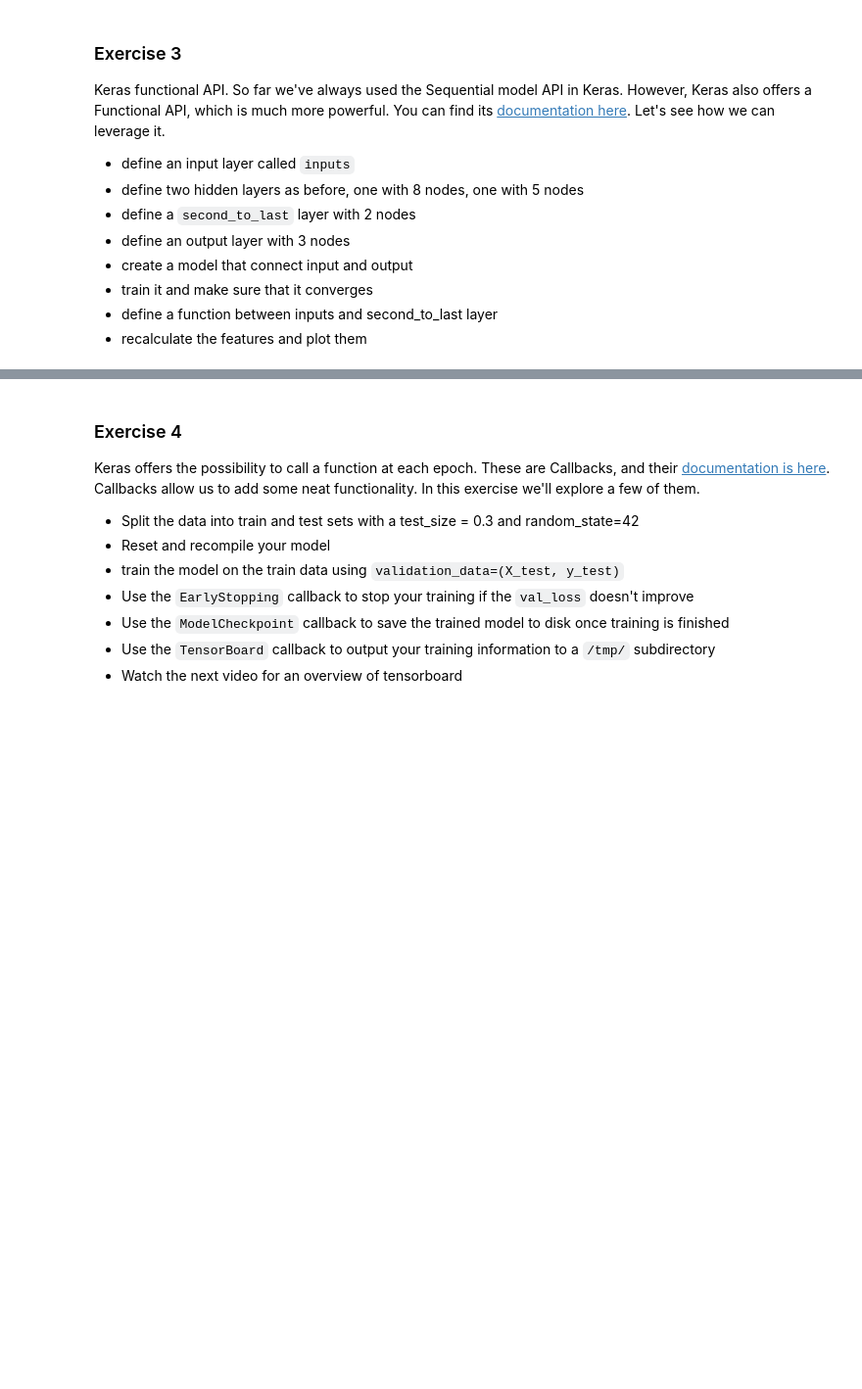
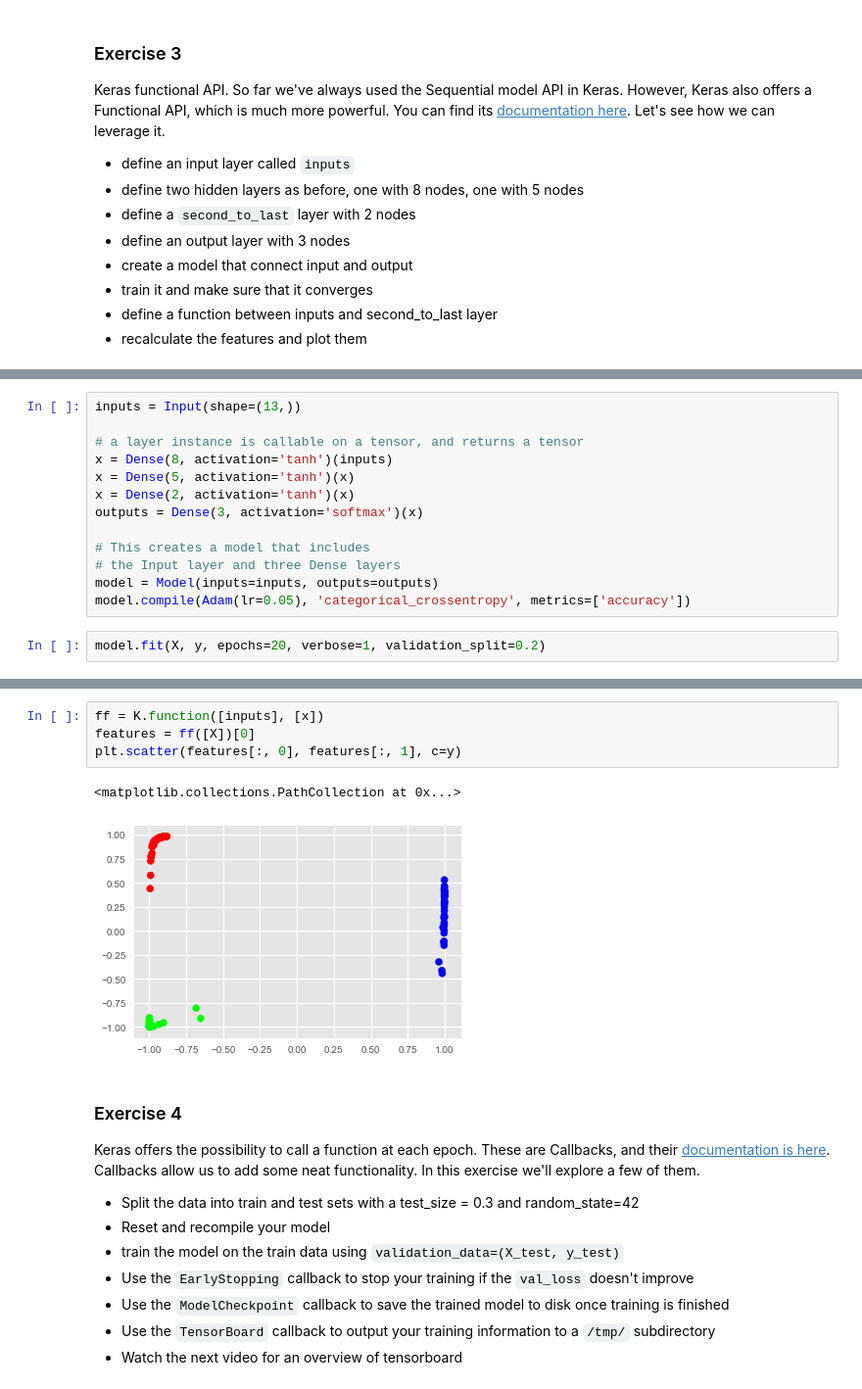
Before and after one commit to nrkfeller/masterdl, a Jupyter notebook: zero_to_deep_learning_udemy/course/5 Gradient Descent.ipynb, the cells around one changed output, grey strips where cells are left out. Shown at 98% size. Drawn from its saved outputs; the diff is of its cells as text; blank space fills up the shorter version.

```diff
--- a/zero_to_deep_learning_udemy/course/5 Gradient Descent.ipynb
+++ b/zero_to_deep_learning_udemy/course/5 Gradient Descent.ipynb
@@ -723,0 +811,15 @@ Keras functional API. So far we've always used the Sequential model API in Keras
+# %%
+inputs = Input(shape=(13,))
+
+# a layer instance is callable on a tensor, and returns a tensor
+x = Dense(8, activation='tanh')(inputs)
+x = Dense(5, activation='tanh')(x)
+x = Dense(2, activation='tanh')(x)
+outputs = Dense(3, activation='softmax')(x)
+
+# This creates a model that includes
+# the Input layer and three Dense layers
+model = Model(inputs=inputs, outputs=outputs)
+model.compile(Adam(lr=0.05), 'categorical_crossentropy', metrics=['accuracy'])
+# %%
+model.fit(X, y, epochs=20, verbose=1, validation_split=0.2)
@@ -724,3 +845,10 @@ Keras functional API. So far we've always used the Sequential model API in Keras
+# %%
+ff = K.function([inputs], [x])
+features = ff([X])[0]
+plt.scatter(features[:, 0], features[:, 1], c=y)
+# %% [output]
+<matplotlib.collections.PathCollection at 0x...>
+[figure, added]
 # %% [markdown]
 ### Exercise 4
 
```
Also changed, not shown: parts of 15 cells of this notebook.
